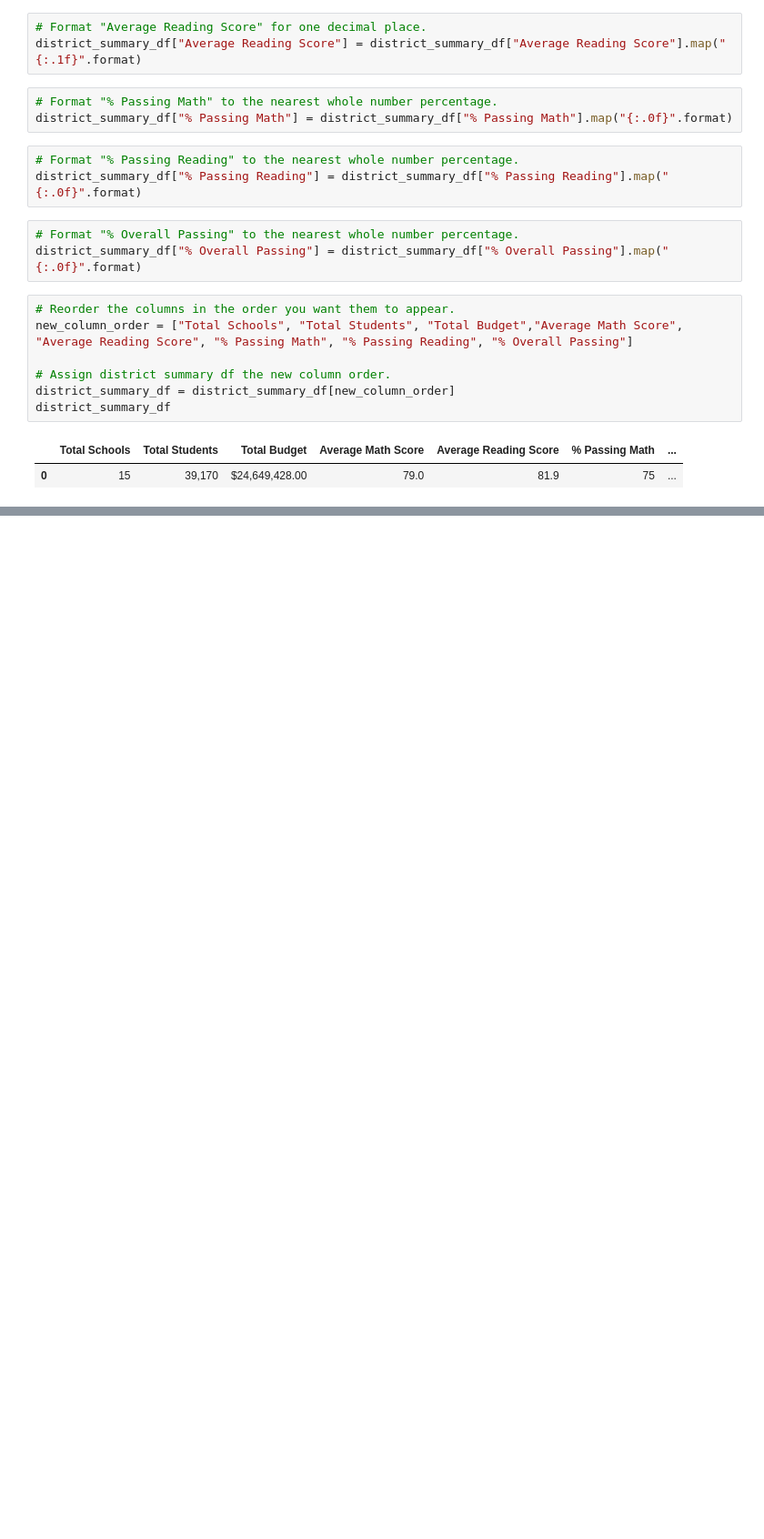
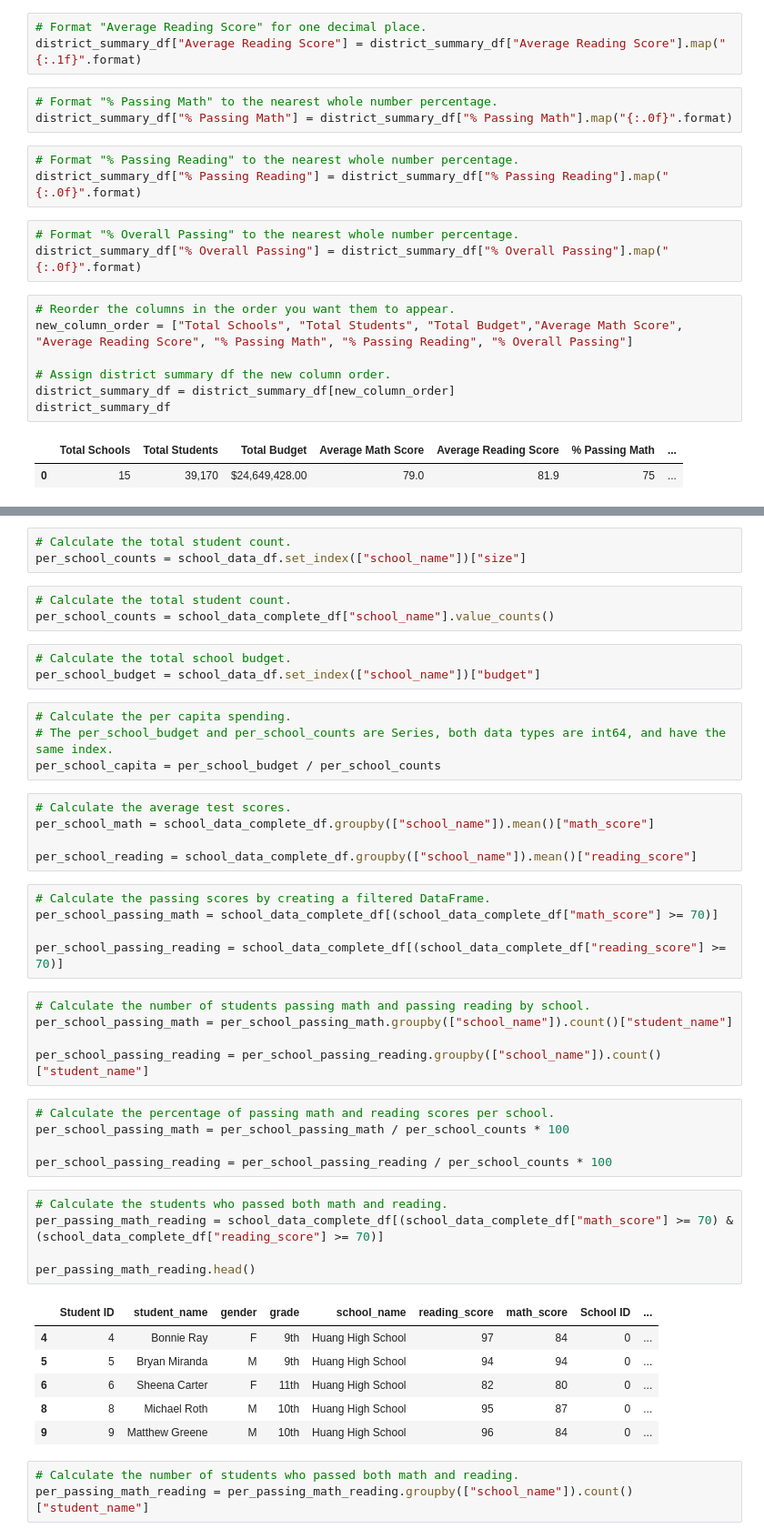
Before and after one commit to calistad/School_District_Analysis, a Jupyter notebook: PyCitySchools.ipynb, the cells around one changed output, grey strips where cells are left out. Shown: that part at 91% size. Saved outputs shown, nothing was run; the diff lists cells and outputs as text; blank space fills up the shorter version.

Commit message:
school summary complete

```diff
--- a/PyCitySchools.ipynb
+++ b/PyCitySchools.ipynb
@@ -161,0 +187,48 @@ district_summary_df
+# %%
+# Calculate the total student count.
+per_school_counts = school_data_df.set_index(["school_name"])["size"]
+# %%
+# Calculate the total student count.
+per_school_counts = school_data_complete_df["school_name"].value_counts()
+# %%
+# Calculate the total school budget.
+per_school_budget = school_data_df.set_index(["school_name"])["budget"]
+# %%
+# Calculate the per capita spending.
+# The per_school_budget and per_school_counts are Series, both data types are int64, and have the same index.
+per_school_capita = per_school_budget / per_school_counts
+# %%
+# Calculate the average test scores.
+per_school_math = school_data_complete_df.groupby(["school_name"]).mean()["math_score"]
+
+per_school_reading = school_data_complete_df.groupby(["school_name"]).mean()["reading_score"]
+# %%
+# Calculate the passing scores by creating a filtered DataFrame.
+per_school_passing_math = school_data_complete_df[(school_data_complete_df["math_score"] >= 70)]
+
+per_school_passing_reading = school_data_complete_df[(school_data_complete_df["reading_score"] >= 70)]
+# %%
+# Calculate the number of students passing math and passing reading by school.
+per_school_passing_math = per_school_passing_math.groupby(["school_name"]).count()["student_name"]
+
+per_school_passing_reading = per_school_passing_reading.groupby(["school_name"]).count()["student_name"]
+# %%
+# Calculate the percentage of passing math and reading scores per school.
+per_school_passing_math = per_school_passing_math / per_school_counts * 100
+
+per_school_passing_reading = per_school_passing_reading / per_school_counts * 100
+# %%
+# Calculate the students who passed both math and reading.
+per_passing_math_reading = school_data_complete_df[(school_data_complete_df["math_score"] >= 70) & (school_data_complete_df["reading_score"] >= 70)]
+
+per_passing_math_reading.head()
+# %% [output]
+|  | Student ID | student_name | gender | grade | school_name | reading_score | math_score | School ID | ... |
+| 4 | 4 | Bonnie Ray | F | 9th | Huang High School | 97 | 84 | 0 | ... |
+| 5 | 5 | Bryan Miranda | M | 9th | Huang High School | 94 | 94 | 0 | ... |
+| 6 | 6 | Sheena Carter | F | 11th | Huang High School | 82 | 80 | 0 | ... |
+| 8 | 8 | Michael Roth | M | 10th | Huang High School | 95 | 87 | 0 | ... |
+| 9 | 9 | Matthew Greene | M | 10th | Huang High School | 96 | 84 | 0 | ... |
+# %%
+# Calculate the number of students who passed both math and reading.
+per_passing_math_reading = per_passing_math_reading.groupby(["school_name"]).count()["student_name"]
```
Also changed, not shown: parts of 6 cells of this notebook.
